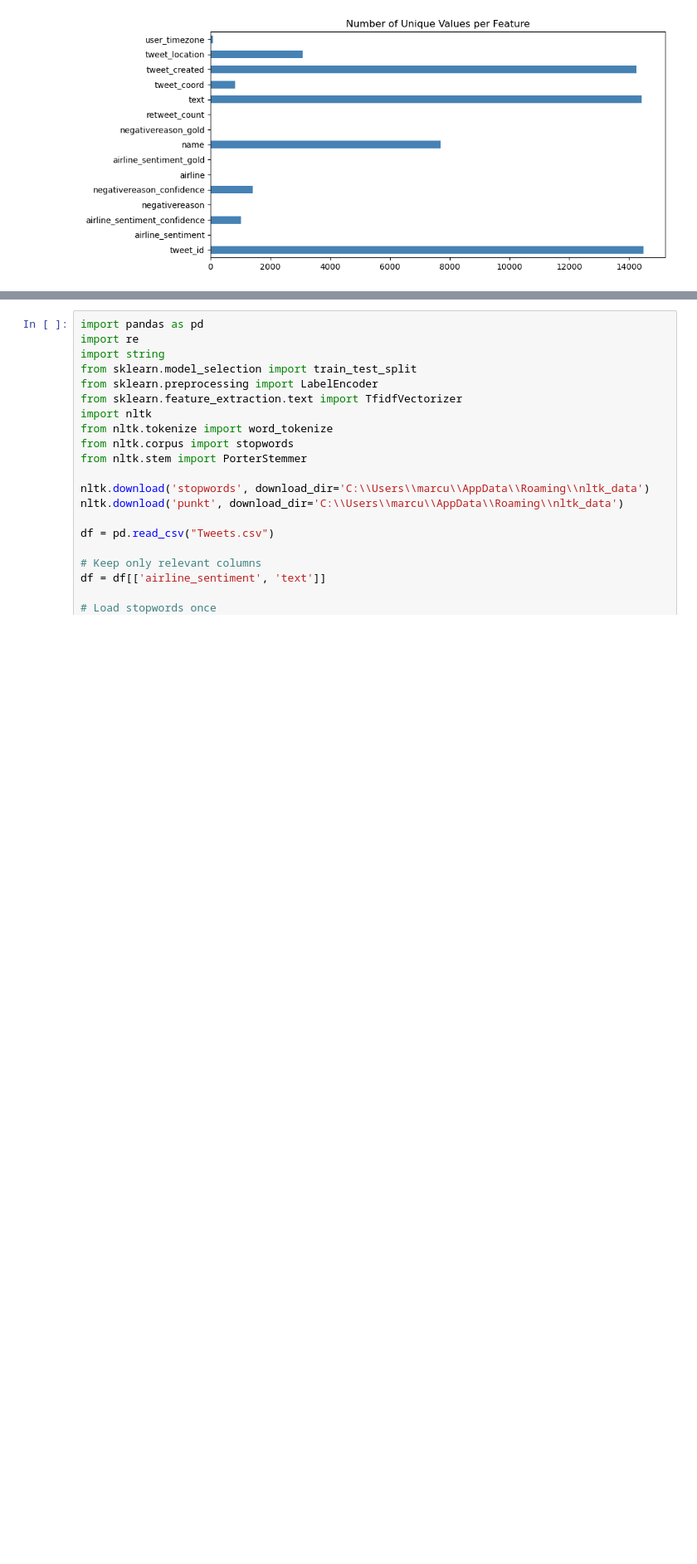
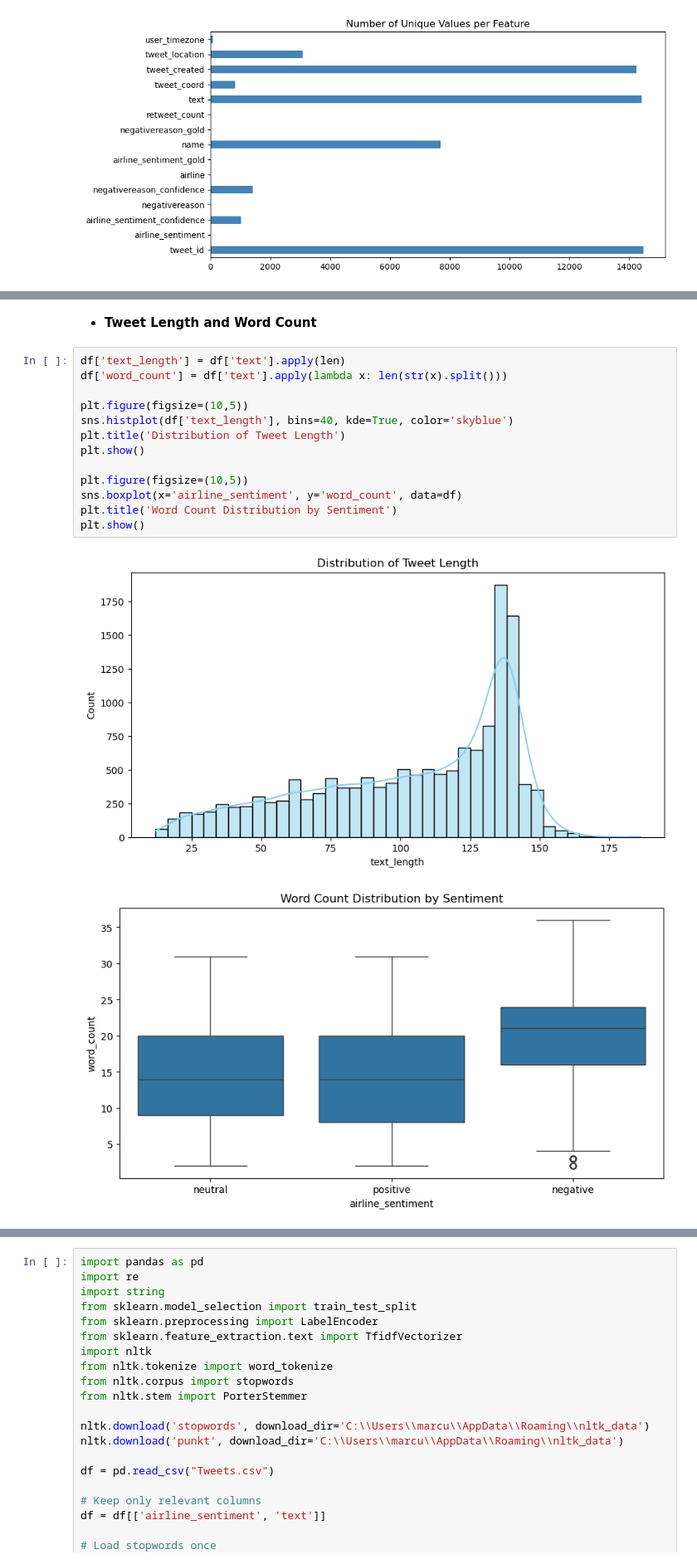
Before and after one commit to Marcus-Moen/PROJECT-2---FINAL, a Jupyter notebook: Project.ipynb, the cells around one changed output, grey strips where cells are left out. Shown at 83% size. Drawn from its saved outputs; the diff is of its cells as text; blank space fills up the shorter version.

```diff
--- a/Project.ipynb
+++ b/Project.ipynb
@@ -91,0 +109,18 @@ df['airline_sentiment'].value_counts().plot(kind='bar')
+# %% [markdown]
+- **Tweet Length and Word Count**
+# %%
+df['text_length'] = df['text'].apply(len)
+df['word_count'] = df['text'].apply(lambda x: len(str(x).split()))
+
+plt.figure(figsize=(10,5))
+sns.histplot(df['text_length'], bins=40, kde=True, color='skyblue')
+plt.title('Distribution of Tweet Length')
+plt.show()
+
+plt.figure(figsize=(10,5))
+sns.boxplot(x='airline_sentiment', y='word_count', data=df)
+plt.title('Word Count Distribution by Sentiment')
+plt.show()
+# %% [output]
+[figure, added]
+[figure, added]
```
Also changed, not shown: parts of 11 cells of this notebook.
